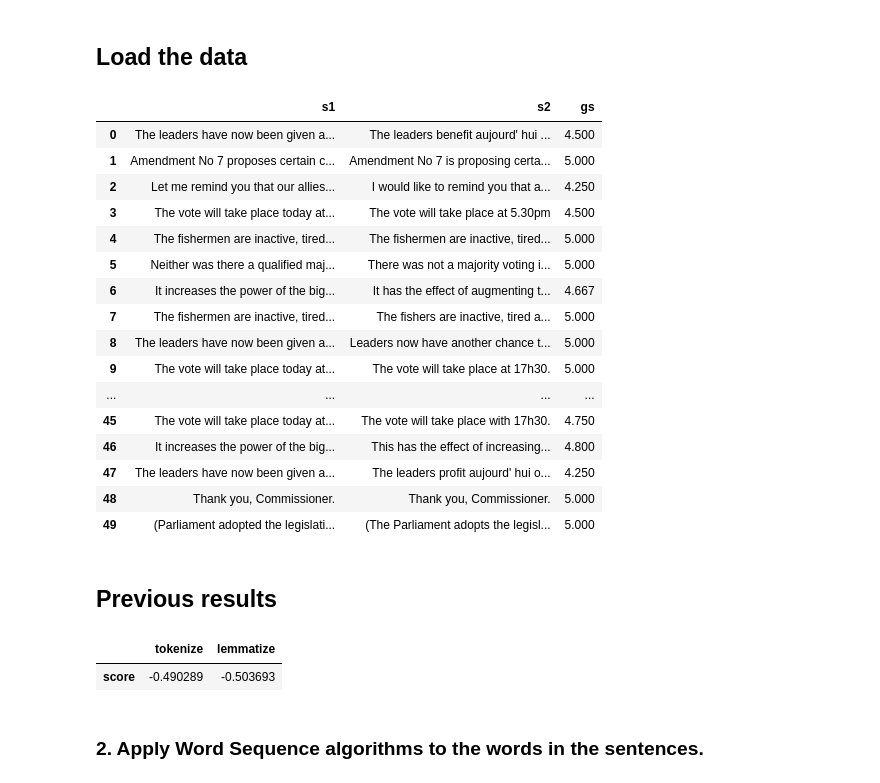
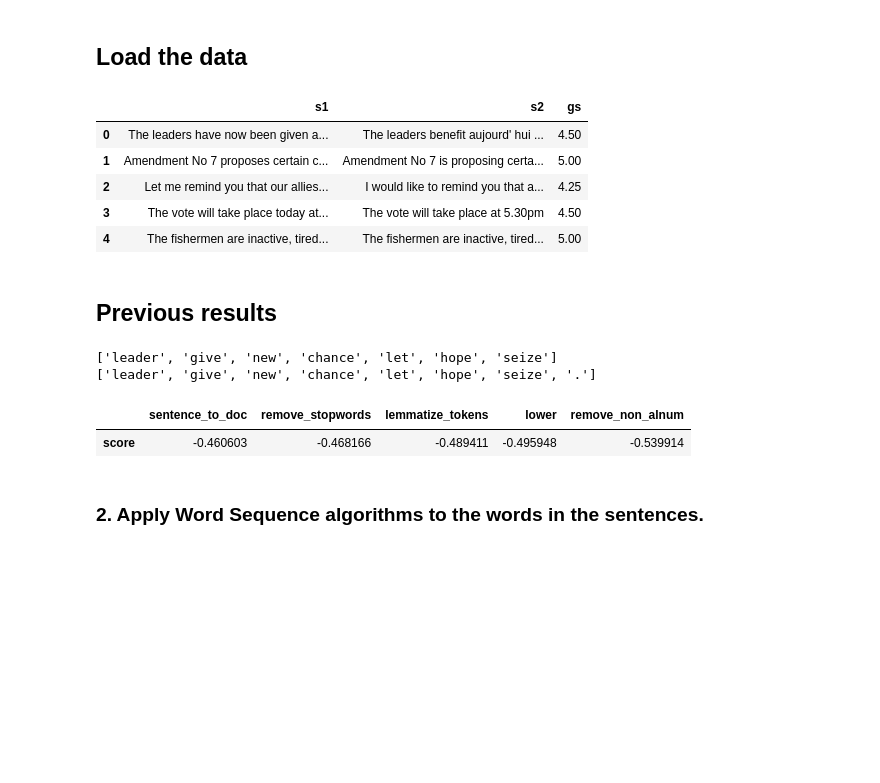
Before and after one commit to ZachParent/mai-intro-to-human-language-technologies, a Jupyter notebook: lab7/lab7.ipynb, the cells around one changed output. Saved outputs shown, nothing was run; the diff lists cells and outputs as text; code cells hidden in the pictures; blank space fills up the shorter version.

```diff
--- a/lab7/lab7.ipynb
+++ b/lab7/lab7.ipynb
@@ -65,29 +65,18 @@ assert BASE_PATH is not None, "BASE_PATH is not set"
 # %%
 dt = pd.read_csv(
     f"{BASE_PATH}/test-gold/STS.input.SMTeuroparl.txt", sep="\t", header=None
 )
 dt.columns = ["s1", "s2"]
 gs = pd.read_csv(f"{BASE_PATH}/test-gold/STS.gs.SMTeuroparl.txt", sep="\t", header=None)
 dt["gs"] = gs[0]
-dt.head(50)
+dt.head()
 # %% [output]
 |  | s1 | s2 | gs |
-| 0 | The leaders have now been given a... | The leaders benefit aujourd' hui ... | 4.500 |
-| 1 | Amendment No 7 proposes certain c... | Amendment No 7 is proposing certa... | 5.000 |
-| 2 | Let me remind you that our allies... | I would like to remind you that a... | 4.250 |
-| 3 | The vote will take place today at... | The vote will take place at 5.30pm | 4.500 |
-| 4 | The fishermen are inactive, tired... | The fishermen are inactive, tired... | 5.000 |
-| 5 | Neither was there a qualified maj... | There was not a majority voting i... | 5.000 |
-| 6 | It increases the power of the big... | It has the effect of augmenting t... | 4.667 |
-| 7 | The fishermen are inactive, tired... | The fishers are inactive, tired a... | 5.000 |
-| 8 | The leaders have now been given a... | Leaders now have another chance t... | 5.000 |
-| 9 | The vote will take place today at... | The vote will take place at 17h30. | 5.000 |
-| ... | ... | ... | ... |
-| 45 | The vote will take place today at... | The vote will take place with 17h30. | 4.750 |
-| 46 | It increases the power of the big... | This has the effect of increasing... | 4.800 |
-| 47 | The leaders have now been given a... | The leaders profit aujourd' hui o... | 4.250 |
-| 48 | Thank you, Commissioner. | Thank you, Commissioner. | 5.000 |
-| 49 | (Parliament adopted the legislati... | (The Parliament adopts the legisl... | 5.000 |
+| 0 | The leaders have now been given a... | The leaders benefit aujourd' hui ... | 4.50 |
+| 1 | Amendment No 7 proposes certain c... | Amendment No 7 is proposing certa... | 5.00 |
+| 2 | Let me remind you that our allies... | I would like to remind you that a... | 4.25 |
+| 3 | The vote will take place today at... | The vote will take place at 5.30pm | 4.50 |
+| 4 | The fishermen are inactive, tired... | The fishermen are inactive, tired... | 5.00 |
 # %% [markdown]
 ## Previous results
 # %%
@@ -137,3 +106,14 @@ def remove_stopwords(tokens):
+# %%
+s1_docs = dt["s1"].apply(nlp)
+s1_without_stopwords = s1_docs.apply(remove_stopwords)
+s1_lemmas = s1_without_stopwords.apply(lemmatize_tokens)
+s1_lowered = s1_lemmas.apply(lower)
+s1_without_non_alnum = s1_lowered.apply(remove_non_alnum)
+
+print(f"{s1_without_non_alnum.iloc[0]} \n{s1_lowered.iloc[0]}")
+# %% [output]
+['leader', 'give', 'new', 'chance', 'let', 'hope', 'seize']
+['leader', 'give', 'new', 'chance', 'let', 'hope', 'seize', '.']
 # %%
 # Scoring methods
 def jaccard_vector(s1, s2):
@@ -147,32 +127,32 @@ def score_jaccard_vector(jaccard_vector, gold_standard=gs):
 # %%
 results = pd.DataFrame(index=["score"])
 
-s1_tokens = dt["s1"].apply(nltk.word_tokenize).apply(remove_non_alnum).apply(lower)
-s2_tokens = dt["s2"].apply(nltk.word_tokenize).apply(remove_non_alnum).apply(lower)
-results["tokenize"] = score_jaccard_vector(jaccard_vector(s1_tokens, s2_tokens))
+steps = [
+    sentence_to_doc,
+    remove_stopwords,
+    lemmatize_tokens,
+    lower,
+    remove_non_alnum
+]
 
-s1_lemmas = (
-    dt["s1"]
-    .apply(nltk.word_tokenize)
-    .apply(remove_non_alnum)
-    .apply(lower)
-    .apply(remove_stopwords)
-    .apply(lemmatize_many)
-)
-s2_lemmas = (
-    dt["s2"]
-    .apply(nltk.word_tokenize)
-    .apply(remove_non_alnum)
-    .apply(lower)
-    .apply(remove_stopwords)
-    .apply(lemmatize_many)
-)
-results["lemmatize"] = score_jaccard_vector(jaccard_vector(s1_lemmas, s2_lemmas))
+s1_values = dt["s1"]
+s2_values = dt["s2"]
+for i in range(len(steps)):
+    s1_values = s1_values.apply(steps[i])
+    s2_values = s2_values.apply(steps[i])
+    if s1_values[0].__class__ != list or s1_values[0][0].__class__ != str:
+        s1_tokens = s1_values.apply(get_token_text)
+        s2_tokens = s2_values.apply(get_token_text)
+    else:
+        s1_tokens = s1_values
+        s2_tokens = s2_values
+
+    results[steps[i].__name__] = score_jaccard_vector(jaccard_vector(s1_tokens, s2_tokens))
 
 results.head()
 # %% [output]
-|  | tokenize | lemmatize |
-| score | -0.490289 | -0.503693 |
+|  | sentence_to_doc | remove_stopwords | lemmatize_tokens | lower | remove_non_alnum |
+| score | -0.460603 | -0.468166 | -0.489411 | -0.495948 | -0.539914 |
 # %% [markdown]
 ### 2. Apply Word Sequence algorithms to the words in the sentences.
 # %%
```
Also changed, not shown: parts of 2 cells of this notebook.
